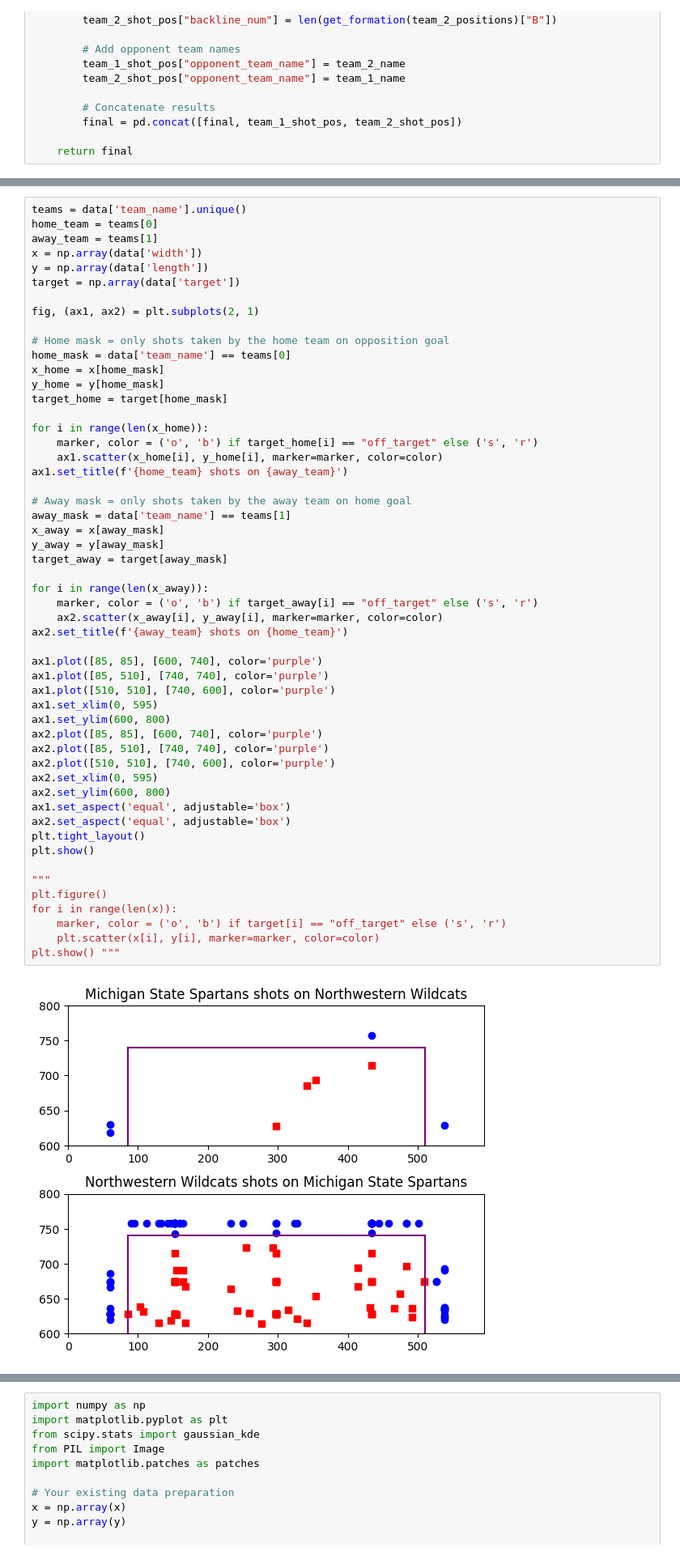
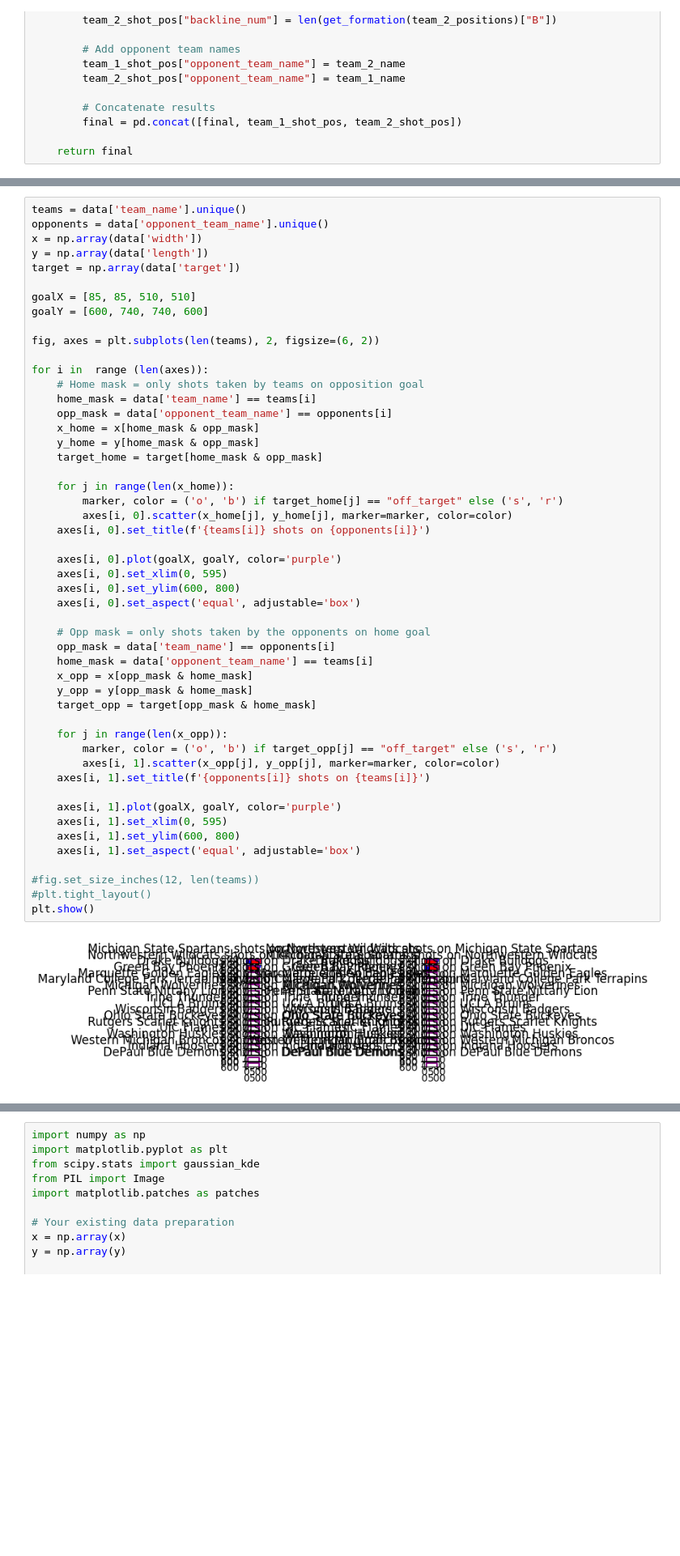
Before and after one commit to bledoux2002/Hackathon_2024, a Jupyter notebook: match-reports/existing-match-reports-code/parse_shot_locs.ipynb, the cells around one changed output, grey strips where cells are left out. Shown at 81% size. Cells and saved outputs as stored; diff of their text form; blank space fills up the shorter version.

Commit message:
plots for all games, not picking data properly yet
still working, putting this out as a checkpoint

```diff
--- a/match-reports/existing-match-reports-code/parse_shot_locs.ipynb
+++ b/match-reports/existing-match-reports-code/parse_shot_locs.ipynb
@@ -463,55 +431,52 @@ data
 # %%
 teams = data['team_name'].unique()
-home_team = teams[0]
-away_team = teams[1]
+opponents = data['opponent_team_name'].unique()
 x = np.array(data['width'])
 y = np.array(data['length'])
 target = np.array(data['target'])
 
-fig, (ax1, ax2) = plt.subplots(2, 1)
+goalX = [85, 85, 510, 510]
+goalY = [600, 740, 740, 600]
 
-# Home mask = only shots taken by the home team on opposition goal
-home_mask = data['team_name'] == teams[0]
-x_home = x[home_mask]
-y_home = y[home_mask]
-target_home = target[home_mask]
+fig, axes = plt.subplots(len(teams), 2, figsize=(6, 2))
 
-for i in range(len(x_home)):
-    marker, color = ('o', 'b') if target_home[i] == "off_target" else ('s', 'r')
-    ax1.scatter(x_home[i], y_home[i], marker=marker, color=color)
-ax1.set_title(f'{home_team} shots on {away_team}')
+for i in  range (len(axes)):
+    # Home mask = only shots taken by teams on opposition goal
+    home_mask = data['team_name'] == teams[i]
+    opp_mask = data['opponent_team_name'] == opponents[i]
+    x_home = x[home_mask & opp_mask]
+    y_home = y[home_mask & opp_mask]
+    target_home = target[home_mask & opp_mask]
 
-# Away mask = only shots taken by the away team on home goal
-away_mask = data['team_name'] == teams[1]
-x_away = x[away_mask]
-y_away = y[away_mask]
-target_away = target[away_mask]
+    for j in range(len(x_home)):
+        marker, color = ('o', 'b') if target_home[j] == "off_target" else ('s', 'r')
+        axes[i, 0].scatter(x_home[j], y_home[j], marker=marker, color=color)
+    axes[i, 0].set_title(f'{teams[i]} shots on {opponents[i]}')
 
-for i in range(len(x_away)):
-    marker, color = ('o', 'b') if target_away[i] == "off_target" else ('s', 'r')
-    ax2.scatter(x_away[i], y_away[i], marker=marker, color=color)
-ax2.set_title(f'{away_team} shots on {home_team}')
+    axes[i, 0].plot(goalX, goalY, color='purple')
+    axes[i, 0].set_xlim(0, 595)
+    axes[i, 0].set_ylim(600, 800)
+    axes[i, 0].set_aspect('equal', adjustable='box')
 
-ax1.plot([85, 85], [600, 740], color='purple')
-ax1.plot([85, 510], [740, 740], color='purple')
-ax1.plot([510, 510], [740, 600], color='purple')
-ax1.set_xlim(0, 595)
-ax1.set_ylim(600, 800)
-ax2.plot([85, 85], [600, 740], color='purple')
-ax2.plot([85, 510], [740, 740], color='purple')
-ax2.plot([510, 510], [740, 600], color='purple')
-ax2.set_xlim(0, 595)
-ax2.set_ylim(600, 800)
-ax1.set_aspect('equal', adjustable='box')
-ax2.set_aspect('equal', adjustable='box')
-plt.tight_layout()
+    # Opp mask = only shots taken by the opponents on home goal
+    opp_mask = data['team_name'] == opponents[i]
+    home_mask = data['opponent_team_name'] == teams[i]
+    x_opp = x[opp_mask & home_mask]
+    y_opp = y[opp_mask & home_mask]
+    target_opp = target[opp_mask & home_mask]
+
+    for j in range(len(x_opp)):
+        marker, color = ('o', 'b') if target_opp[j] == "off_target" else ('s', 'r')
+        axes[i, 1].scatter(x_opp[j], y_opp[j], marker=marker, color=color)
+    axes[i, 1].set_title(f'{opponents[i]} shots on {teams[i]}')
+
+    axes[i, 1].plot(goalX, goalY, color='purple')
+    axes[i, 1].set_xlim(0, 595)
+    axes[i, 1].set_ylim(600, 800)
+    axes[i, 1].set_aspect('equal', adjustable='box')
+
+#fig.set_size_inches(12, len(teams))
+#plt.tight_layout()
 plt.show()
-
-"""
-plt.figure()
-for i in range(len(x)):
-    marker, color = ('o', 'b') if target[i] == "off_target" else ('s', 'r')
-    plt.scatter(x[i], y[i], marker=marker, color=color)
-plt.show() """
 # %% [output]
-[figure, old version]
+[figure, new version]
```
Also changed, not shown: parts of 11 cells of this notebook.
